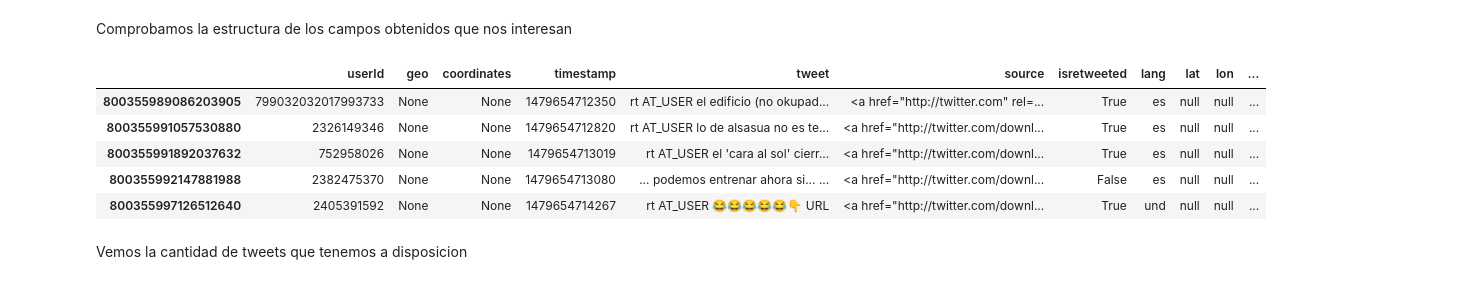
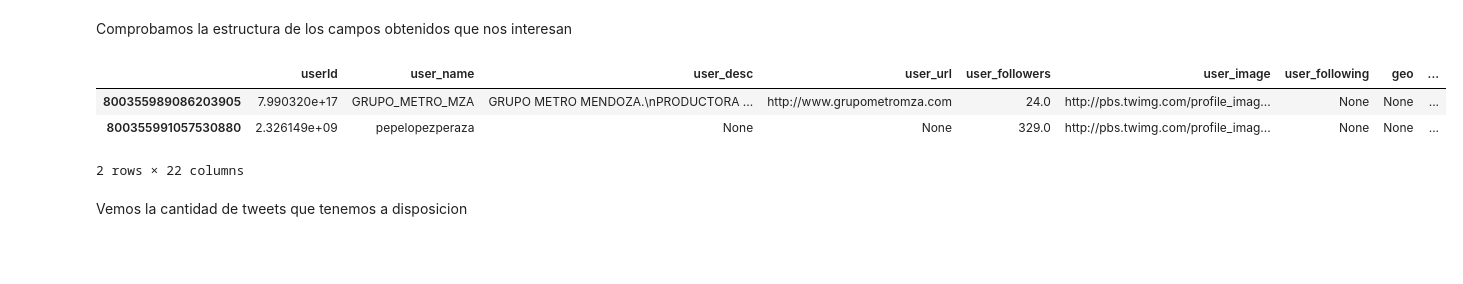
Before and after one commit to amarino5/Master-BigData-CIFF-2016, a Jupyter notebook: analisisDeSentieminto/Tweeter Sentiment Analysis.ipynb, the cells around one changed output. Cells and saved outputs as stored; diff of their text form; code cells hidden in the pictures; blank space fills up the shorter version.

```diff
--- a/analisisDeSentieminto/Tweeter Sentiment Analysis.ipynb
+++ b/analisisDeSentieminto/Tweeter Sentiment Analysis.ipynb
@@ -49,7 +50,9 @@ def processTweet(tweet):
 Generamos sendos datasets para una mayor facilidad a la hora de manejar la información
 # %%
 dfusers = pd.DataFrame(columns=['name','location','url','followers','lang','profile_image','following','followers'])
-dftweets = pd.DataFrame(columns=['userId','geo','coordinates','timestamp','tweet','source','isretweeted','lang','lat','lon','polarity'])
+dftweets = pd.DataFrame(columns=['userId','user_name','user_desc','user_url','user_followers','user_image','user_following',
+                                'geo','coordinates','timestamp','tweet','source','isretweeted','autor_id','autor_name','autor_desc','autor_followers',
+                                'autor_following','lang','lat','lon', 'polarity'])
 # %% [markdown]
 Abrimos el fichero y procesamos cada un de los tweets, almacenados en formato JSON
 # %%
@@ -68,7 +71,13 @@ for line in file:
 
     try:
         id = decoded['id']
-        userId = str(decoded['user']['id'])
+        userId = decoded['user']['id']
+        user_name = decoded['user']['screen_name']
+        user_desc = decoded['user']['description']
+        user_url = decoded['user']['url']
+        user_followers = decoded['user']['followers_count']
+        user_image = decoded['user']['profile_image_url']
+        user_following = decoded['user']['following']
         #print decoded['user']['id']
         processUser(decoded, dfusers)
         geo = decoded['geo']
@@ -79,7 +88,7 @@ for line in file:
         # www.* or https?://* to URL
         tweet = re.sub('((www\.[^\s]+)|(https?://[^\s]+))','URL',tweet)
         #@username to AT_USER
-        tweet = re.sub('@[^\s]+','AT_USER',tweet)
+        tweet = str(re.sub('@[^\s]+','AT_USER',tweet))
         #Remove additional white spaces
         tweet = re.sub('[\s]+', ' ', tweet)
         #Replace #word with word
@@ -91,12 +100,19 @@ for line in file:
         if 'retweeted_status' in decoded:
             if decoded['retweeted_status'] is not 'null':
                 isretweeted = True
+                autor_id = decoded['retweeted_status']['user']['id']
+                autor_name = decoded['retweeted_status']['user']['screen_name']
+                autor_desc = decoded['retweeted_status']['user']['description']
+                autor_followers = decoded['retweeted_status']['user']['followers_count']
+                autor_following = decoded['retweeted_status']['user']['following']
         lang = decoded['lang']
         lat = 'null'
         lon = 'null'
         polarity = 'null'
         try:
-            dftweets.loc[id] = [userId,geo,coordinates,timestamp,tweet,source,isretweeted,lang,lat,lon, polarity]
+            dftweets.loc[id] = [userId,user_name,user_desc,user_url,user_followers,user_image,user_following,
+                                geo,coordinates,timestamp,tweet,source,isretweeted,autor_id,autor_name,autor_desc,autor_followers,
+                                autor_following,lang,lat,lon, polarity]
         except Exception as e:
             print e
     except Exception as a:
@@ -106,14 +138,12 @@ for line in file:
 # %% [markdown]
 Comprobamos la estructura de los campos obtenidos que nos interesan
 # %%
-dftweets.head(5)
+dftweets.head(2)
 # %% [output]
-|  | userId | geo | coordinates | timestamp | tweet | source | isretweeted | lang | lat | lon | ... |
-| 800355989086203905 | 799032032017993733 | None | None | 1479654712350 | rt AT_USER el edificio (no okupad... | <a href="http://twitter.com" rel=... | True | es | null | null | ... |
-| 800355991057530880 | 2326149346 | None | None | 1479654712820 | rt AT_USER lo de alsasua no es te... | <a href="http://twitter.com/downl... | True | es | null | null | ... |
-| 800355991892037632 | 752958026 | None | None | 1479654713019 | rt AT_USER el 'cara al sol' cierr... | <a href="http://twitter.com/downl... | True | es | null | null | ... |
-| 800355992147881988 | 2382475370 | None | None | 1479654713080 | ... podemos entrenar ahora si... ... | <a href="http://twitter.com/downl... | False | es | null | null | ... |
-| 800355997126512640 | 2405391592 | None | None | 1479654714267 | rt AT_USER 😂😂😂😂😂👇 URL | <a href="http://twitter.com/downl... | True | und | null | null | ... |
+|  | userId | user_name | user_desc | user_url | user_followers | user_image | user_following | geo | ... |
+| 800355989086203905 | 7.990320e+17 | GRUPO_METRO_MZA | GRUPO METRO MENDOZA.\nPRODUCTORA ... | http://www.grupometromza.com | 24.0 | http://pbs.twimg.com/profile_imag... | None | None | ... |
+| 800355991057530880 | 2.326149e+09 | pepelopezperaza | None | None | 329.0 | http://pbs.twimg.com/profile_imag... | None | None | ... |
+2 rows × 22 columns
 # %% [markdown]
 Vemos la cantidad de tweets que tenemos a disposicion
 # %%
```
Also changed, not shown: parts of 10 cells of this notebook, 15 other files.
